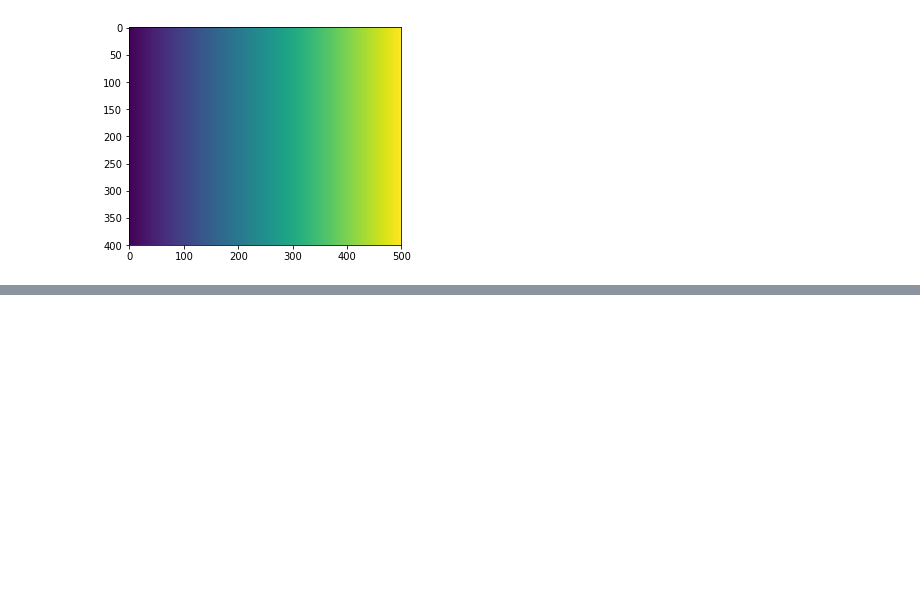
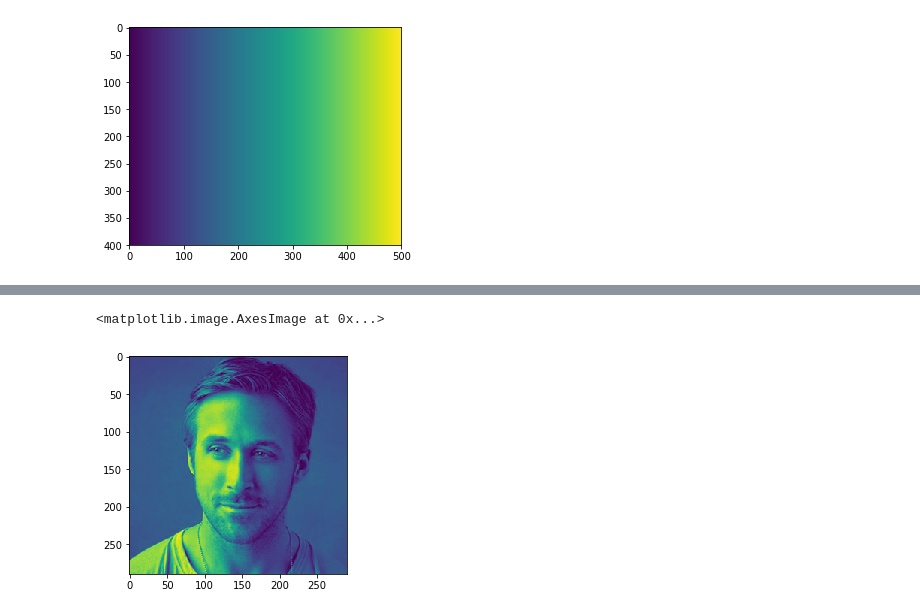
Before and after one commit to jchung05/42numpyrush, a Jupyter notebook: notebooks/jchung.ipynb, the cells around one changed output, grey strips where cells are left out. Cells and saved outputs as stored; diff of their text form; code cells hidden in the pictures; blank space fills up the shorter version.

```diff
--- a/notebooks/jchung.ipynb
+++ b/notebooks/jchung.ipynb
@@ -53,0 +54,13 @@ hates.imshow(img)
+# %%
+def split(arr):
+    return(arr[:,:,0], arr[:,:,1], arr[:,:,2])
+
+def merge(r, g, b):
+    return(fortytwo.stack([r, g, b], axis = 2))
+
+r,g,b = arr_rgb(img)
+
+hates.imshow(b)
+# %% [output]
+<matplotlib.image.AxesImage at 0x...>
+[figure, added]
```
Also changed, not shown: parts of 7 cells of this notebook, 1 other file.
